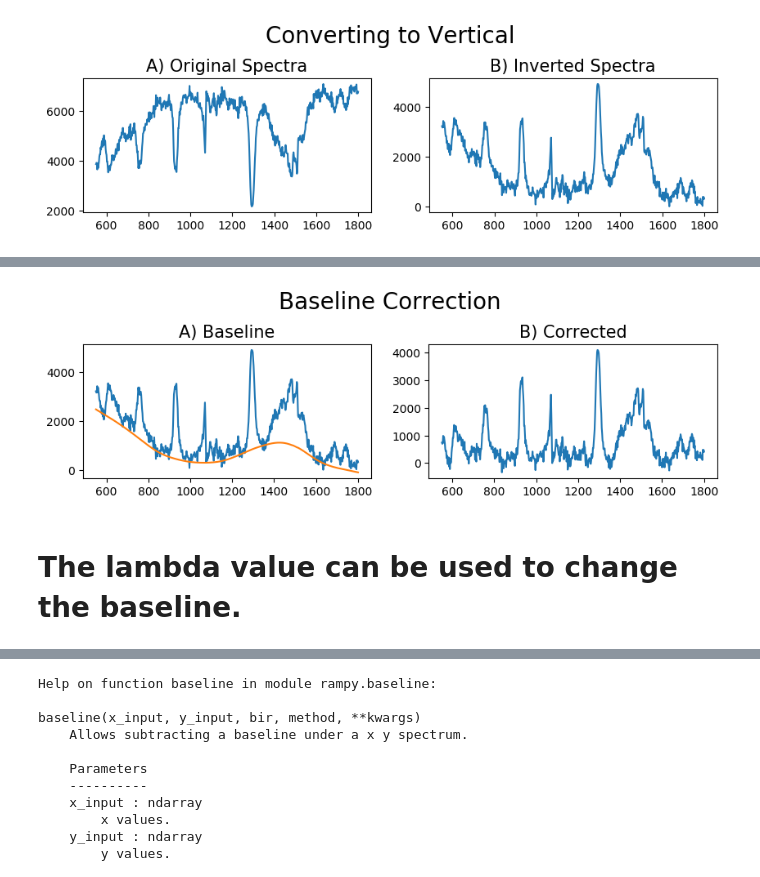
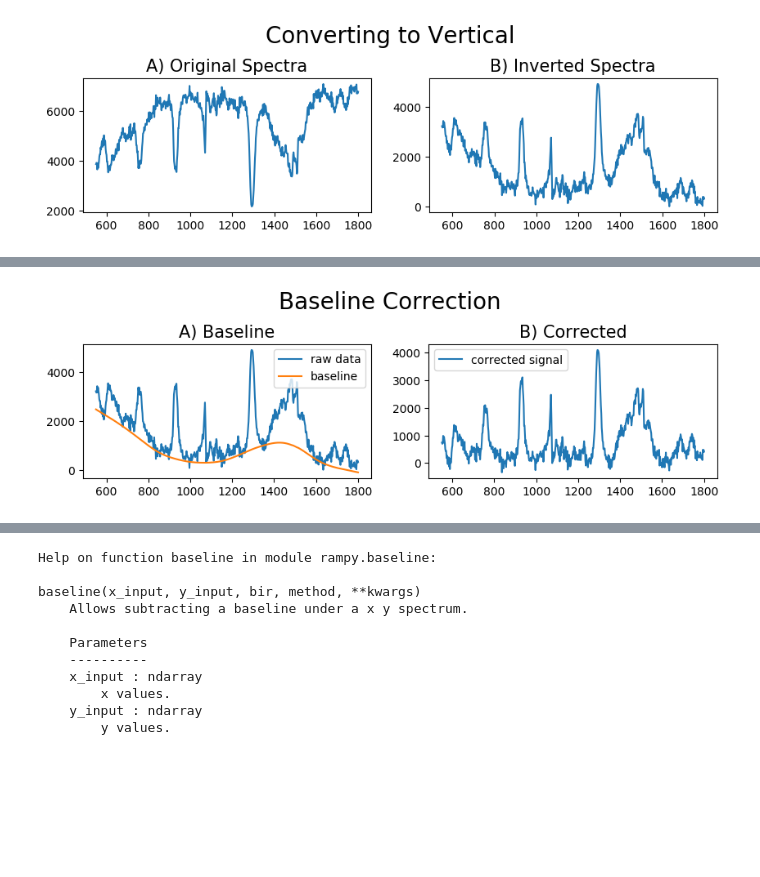
Before and after one commit to aravindhnivas/FELion-Spectrum-Analyser, a Jupyter notebook: testing/baseline_plot.ipynb, the cells around one changed output, grey strips where cells are left out. Cells and saved outputs as stored; diff of their text form; code cells hidden in the pictures; blank space fills up the shorter version.

```diff
--- a/testing/baseline_plot.ipynb
+++ b/testing/baseline_plot.ipynb
@@ -13,7 +14,7 @@ plt.rcParams['figure.dpi']=(100)
 # %% [markdown]
 # Making the plot vertical
 # %%
-filename = "./_datas/felixfile.felix"
+filename = "./DATA/16_11_18-3.felix"
 
 data = np.genfromtxt(filename)
 x, y = data[:,0], data[:,2]
@@ -33,5 +34,6 @@ plt.title("B) Inverted Spectra", fontsize = 15)
 
 plt.subplots_adjust(top=0.85)
 plt.show()
+plt.close()
 # %% [output]
 [figure]
@@ -40,28 +42,28 @@ plt.show()
 # %%
 bir = np.array([[750., 920., 1300.]]) # the frequency regions devoid of signal, used by rp.baseline()
 
 lamb = 10e4
 p_value = 0.01
 iterations = 10
 
-y_corrected, background = rp.baseline(x, y1,bir,"als",lam = lamb, p = p_value, niter = iterations)
+y_corrected, baseline = rp.baseline(x, y1,bir,"als",lam = lamb, p = p_value, niter = iterations)
 
-plt.figure(1)
-
+plt.figure(2)
 plt.suptitle("Baseline Correction", fontsize = 20)
 
 plt.subplot(221)
 plt.plot(x, y1,label="raw data")
-plt.plot(x,background,label="background")
+plt.plot(x,baseline,label="baseline")
 plt.title("A) Baseline", fontsize = 15)
+plt.legend()
 
 plt.subplot(222)
 plt.plot(x,y_corrected,label="corrected signal")
 plt.title("B) Corrected", fontsize = 15)
+plt.legend()
 
 plt.subplots_adjust(top=0.85)
 plt.show()
+plt.close()
 # %% [output]
-[figure, old version]
+[figure, new version]
-# %% [markdown]
-# The lambda value can be used to change the baseline.
```
Also changed, not shown: parts of 7 cells of this notebook, 2 other files.
